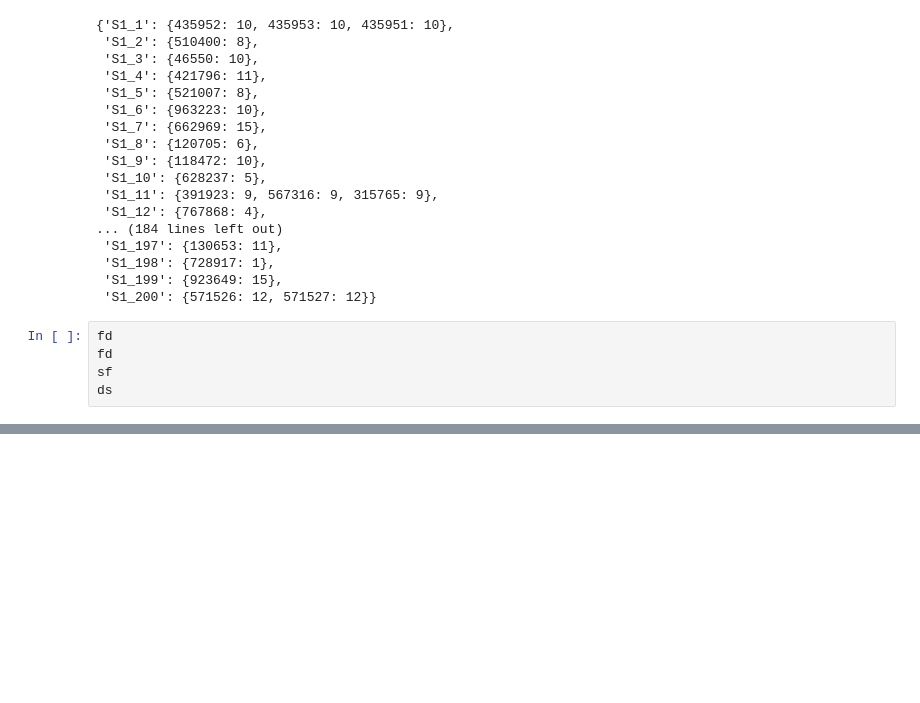
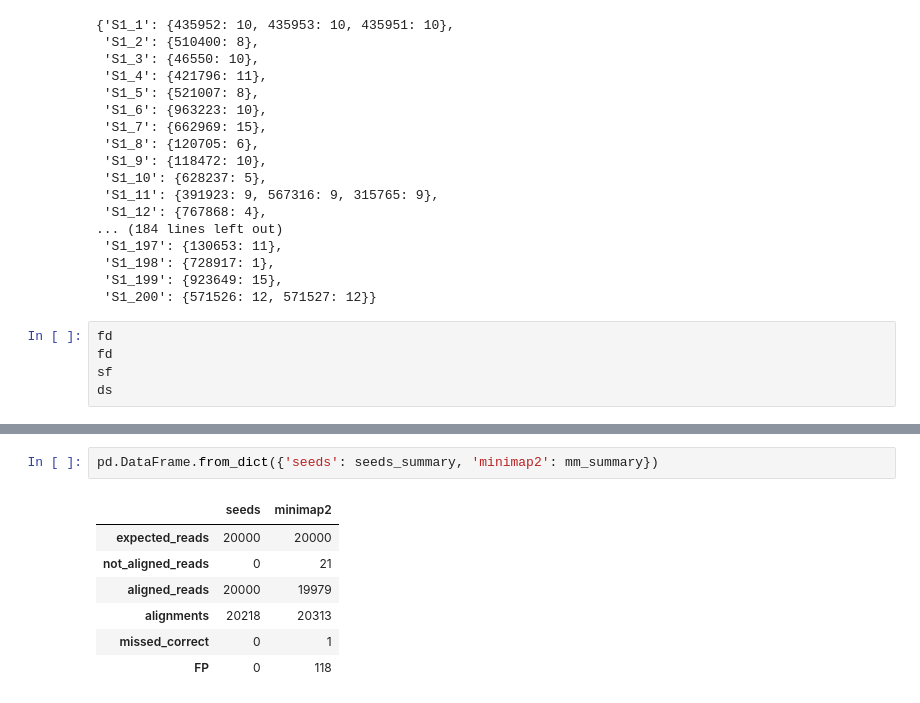
Before and after one commit to eth-sri/astarix, a Jupyter notebook: evals/cross_validation.ipynb, the cells around one changed output, grey strips where cells are left out. Saved outputs shown, nothing was run; the diff lists cells and outputs as text; blank space fills up the shorter version.

```diff
--- a/evals/cross_validation.ipynb
+++ b/evals/cross_validation.ipynb
@@ -608,0 +717,10 @@ display('seeds: ', cmp_ed(gt_ed, seeds_ed))
+# %%
+pd.DataFrame.from_dict({'seeds': seeds_summary, 'minimap2': mm_summary})
+# %% [output]
+|  | seeds | minimap2 |
+| expected_reads | 20000 | 20000 |
+| not_aligned_reads | 0 | 21 |
+| aligned_reads | 20000 | 19979 |
+| alignments | 20218 | 20313 |
+| missed_correct | 0 | 1 |
+| FP | 0 | 118 |
```
Also changed, not shown: parts of 3 cells of this notebook, 6 other files.
